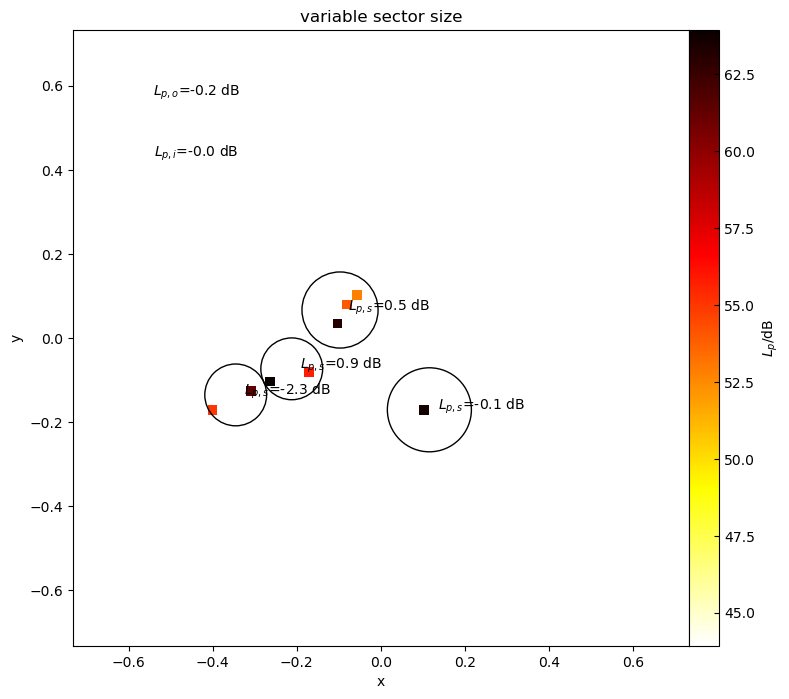
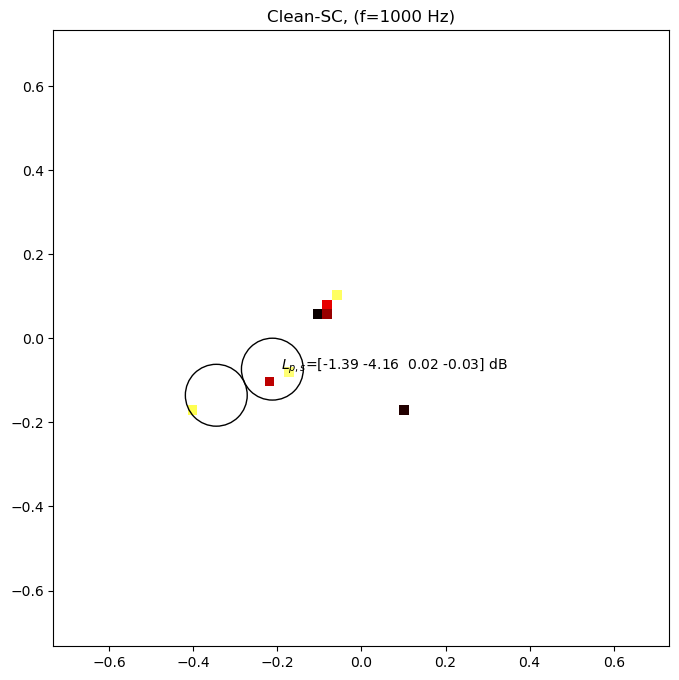
Code edit (unified diff) that turned the first committed figure into the second:
--- before
+++ after
@@ -7,13 +7,11 @@
 # subplot results
 ax = fig.add_subplot(111)
-ax.set_title("variable sector size")
-im = ax.imshow(Lm.T,vmax=Lm.max(),vmin=Lm.max()-20,cmap="hot_r",extent=DEFAULT_GRID.extend(),origin="lower")
+ax.set_title(r"Clean-SC, (f=1000 Hz)")
+im = ax.imshow(Lm.T,vmax=Lm.max(),vmin=Lm.max()-45,cmap="hot_r",extent=DEFAULT_GRID.extend(),origin="lower")
 #plot true positions
 for j in range(loc_ref.shape[-1]):
     l = loc_ref[:,j]
     ax.add_patch(plt.Circle((l[0], l[1]), se.sector_radii[j], color="black",fill=False))
-    ax.annotate(xycoords="data",xy=(l[0],l[0]),xytext=(l[0]+0.02,l[1]),text=r"$L_{p,s}$="+f"{np.round(specific_level_error[j],1)} dB")
-ax.text(0.2, 0.9,r"$L_{p,o}$="+f"{np.round(overall_level_error[0],1)} dB",horizontalalignment="center", verticalalignment="center", transform = ax.transAxes)
-ax.text(0.2, 0.8,r"$L_{p,i}$="+f"{np.round(inverse_level_error[0],1)} dB",horizontalalignment="center", verticalalignment="center", transform = ax.transAxes)
+    ax.annotate(xycoords="data",xy=(l[0],l[0]),xytext=(l[0]+0.02,l[1]),text=r"$L_{p,s}$="+f"{np.round(specific_level_error[j],2)} dB")
 ax.set_xlabel("x")
 ax.set_ylabel("y")

Commit: update docs